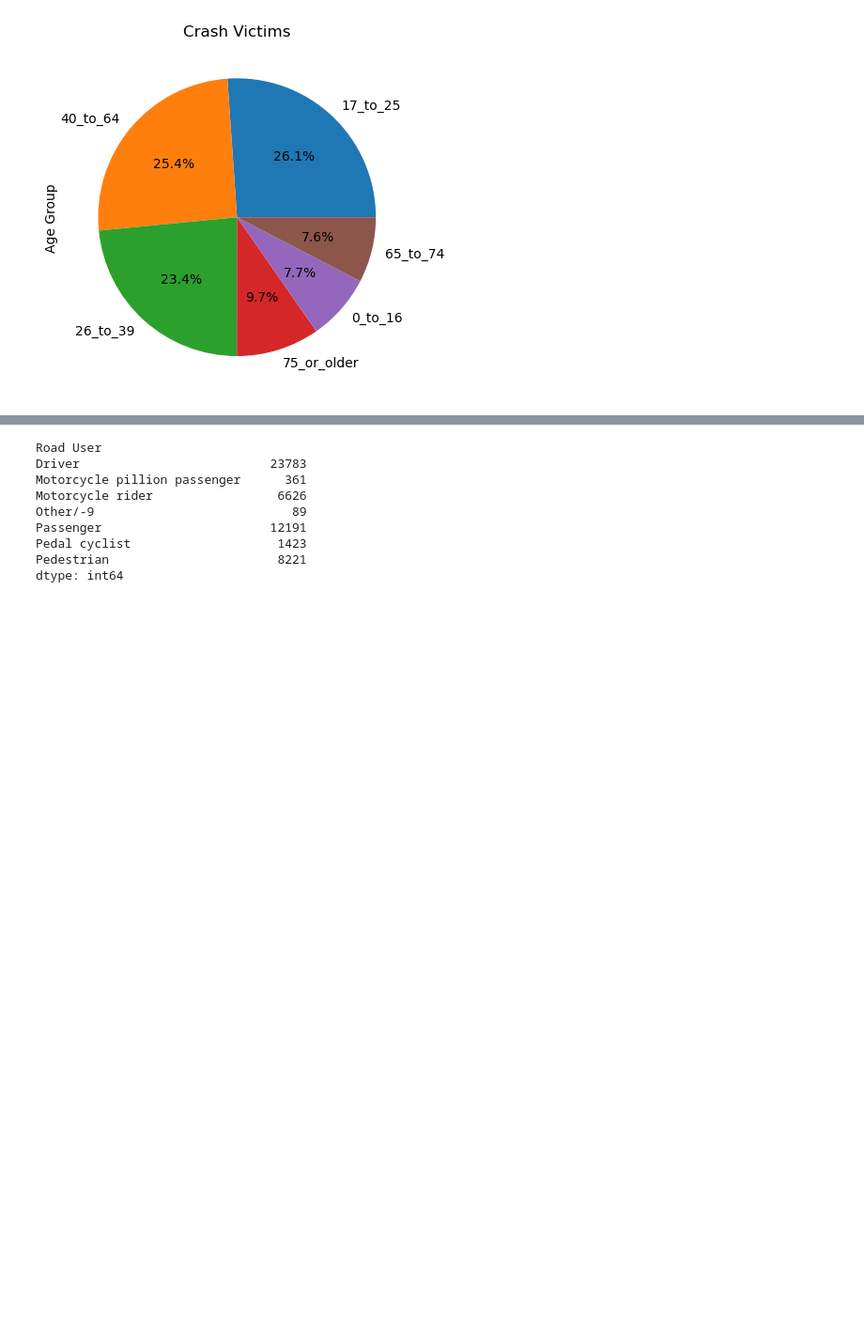
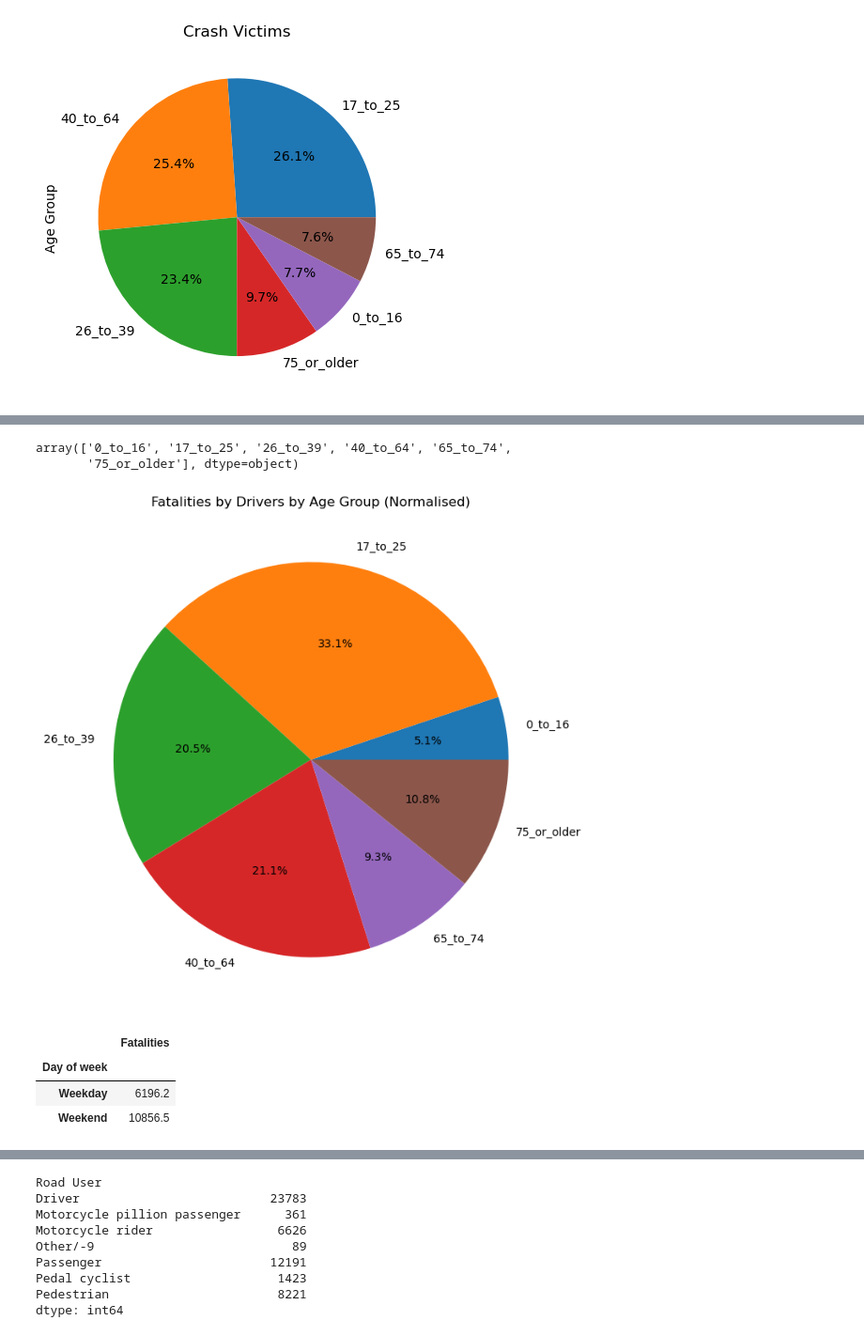
Before and after one commit to Kapedes/project-1-group-2, a Jupyter notebook: Project_1.ipynb, the cells around one changed output, grey strips where cells are left out. Shown: that part at 94% size. Drawn from its saved outputs; the diff is of its cells as text; code cells hidden in the pictures; blank space fills up the shorter version.

```diff
--- a/Project_1.ipynb
+++ b/Project_1.ipynb
@@ -227,0 +254,24 @@ plt.show()
+# %%
+#DIVIDING THE VALUES TO WHICH MOST FATALITIES OCCUR FOR DRIVERS BY AGE GROUP
+# Performing steps to divide the groups by number of ages in age group
+Revised_driver_ages = pd.DataFrame(Age_of_driver)
+#Renaming column fatalities
+Revised_driver_ages = Revised_driver_ages.rename(columns={ 0: 'Fatalities'})
+Rev_Driver_age = pd.DataFrame(Revised_driver_ages)
+
+
+# Define division values for each Age Group
+division_values = {
+    '0_to_16': 2,
+    '17_to_25': 9,
+    '26_to_39': 14,
+    '40_to_64': 15,
+    '65_to_74': 9,
+    '75_or_older': 9
+}
+
+# Divide Fatalities by the specified values for each Age Group
+Rev_Driver_age['Fatalities'] = Rev_Driver_age.apply(lambda row: row['Fatalities'] / division_values[row.name], axis=1)
+
+# Display the modified DataFrame
+print(Rev_Driver_age)
@@ -228 +287,42 @@ plt.show()
+# %%
+#Creating a list for to use ina  subsequent procedure
+List_age_group = cleaned_crash_data_1_df['Age Group'].unique()
+List_age_group.sort()
+List_age_group
+# %% [output]
+array(['0_to_16', '17_to_25', '26_to_39', '40_to_64', '65_to_74',
+       '75_or_older'], dtype=object)
+# %%
+Driver_Age_Fatalities = pd.DataFrame(Rev_Driver_age,index=List_age_group)
+
+# Create a pie chart
+plt.figure(figsize=(8, 8))
+plt.pie(Driver_Age_Fatalities['Fatalities'], labels=Driver_Age_Fatalities.index, autopct='%1.1f%%', startangle=0)
+plt.title('Fatalities by Drivers by Age Group (Normalised)')
+plt.show()
+# %% [output]
+[figure, added]
+# %%
+Day_of_week = cleaned_crash_data_1_df.groupby(["Day of week"]).size()
+
+Revised_driver_ages = pd.DataFrame(Day_of_week)
+Revised_Day_of_week = Revised_driver_ages.rename(columns={ 0: 'Fatalities'})
+
+
+
+# Define division values for each Age Group
+gross_up_value = {
+    'Weekday' : 5,
+    'Weekend' : 2,
+
+}
+
+Revised_Day_of_week['Fatalities'] = Revised_Day_of_week.apply(lambda row: row['Fatalities'] / gross_up_value[row.name], axis=1)
+
+Revised_Day_of_week
+# %% [output]
+|  | Fatalities |
+| Day of week |  |
+| Weekday | 6196.2 |
+| Weekend | 10856.5 |
 # %%
```
Also changed, not shown: parts of 7 cells of this notebook, 1 other file.
